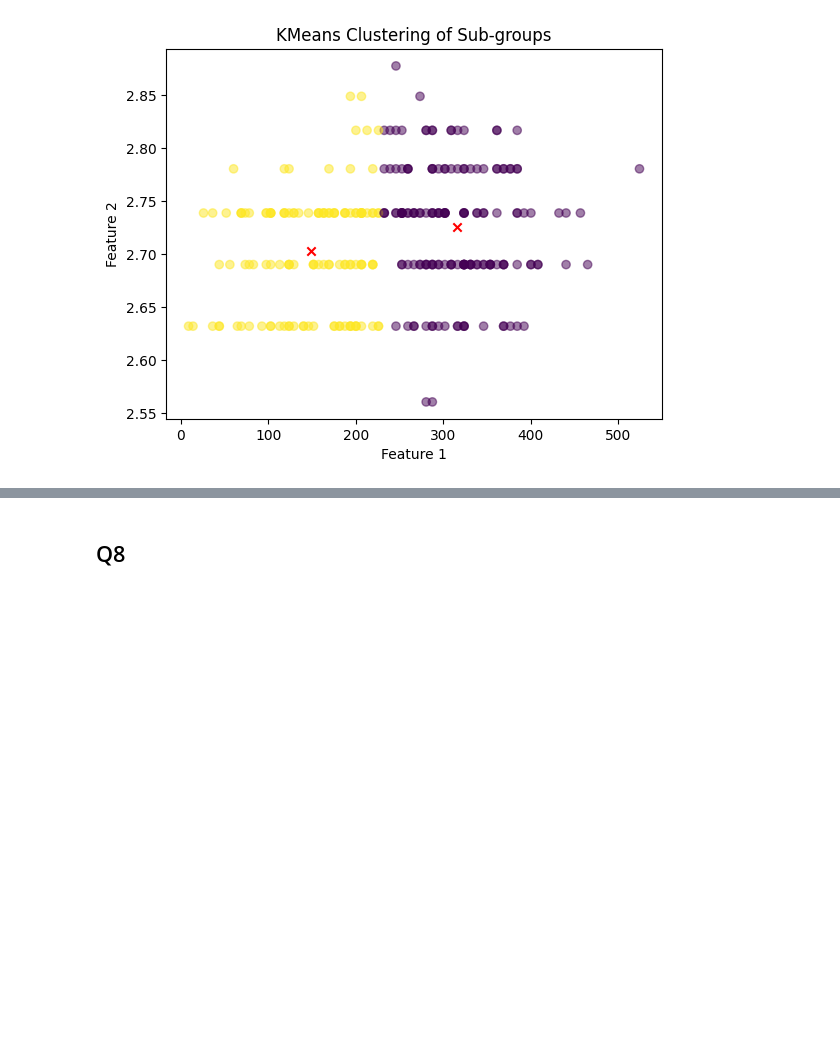
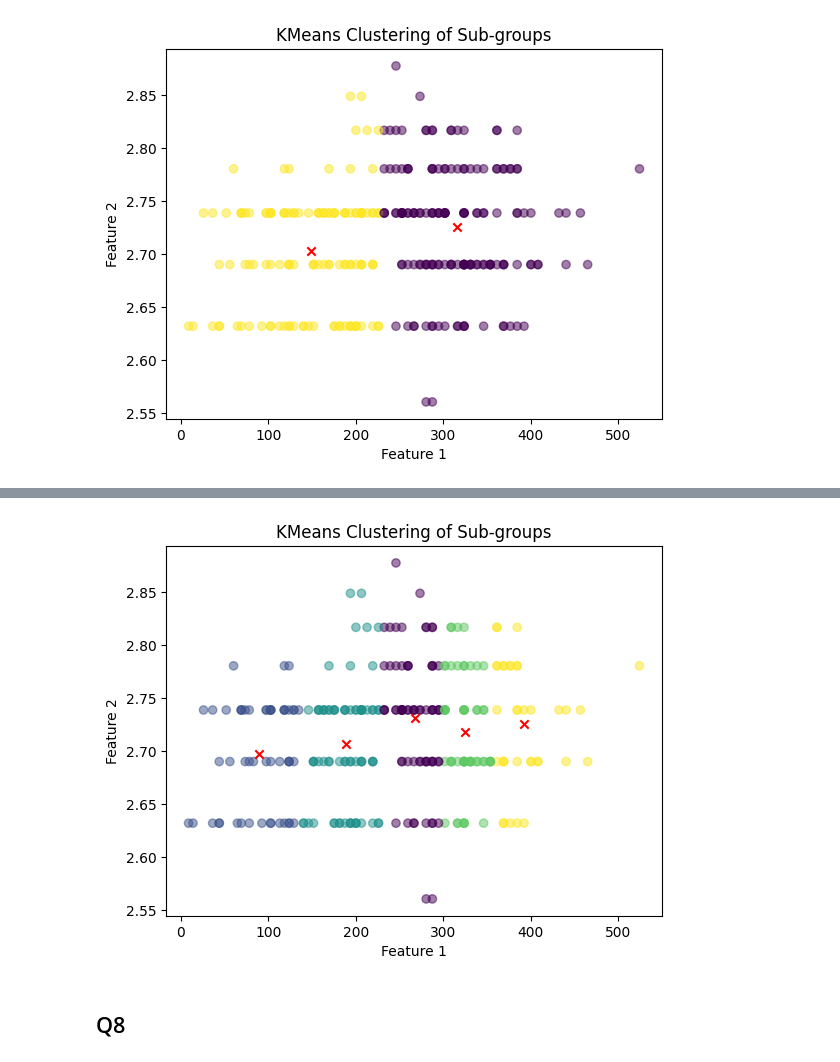
Before and after one commit to chenx333/Chronic-Kidney-Disease-Classification-Challenge, a Jupyter notebook: assignment6.ipynb, the cells around one changed output, grey strips where cells are left out. Drawn from its saved outputs; the diff is of its cells as text; code cells hidden in the pictures; blank space fills up the shorter version.

```diff
--- a/assignment6.ipynb
+++ b/assignment6.ipynb
@@ -466,3 +498,19 @@ plt.show()
+# %%
+k = 5
+
+kmeans = KMeans(n_clusters=k, random_state=5)
+kmeans.fit(X_processed)
+
+cluster_labels = kmeans.labels_
+
+plt.scatter(X_processed.iloc[:, 0], X_processed.iloc[:, 1], c=cluster_labels, cmap='viridis', alpha=0.5)
+plt.scatter(kmeans.cluster_centers_[:, 0], kmeans.cluster_centers_[:, 1], c='red', marker='x')
+plt.xlabel('Feature 1')
+plt.ylabel('Feature 2')
+plt.title('KMeans Clustering of Sub-groups')
+plt.show()
+# %% [output]
+[figure, added]
 # %% [markdown]
 ## Q8
 # %%
```
Also changed, not shown: parts of 4 cells of this notebook.
